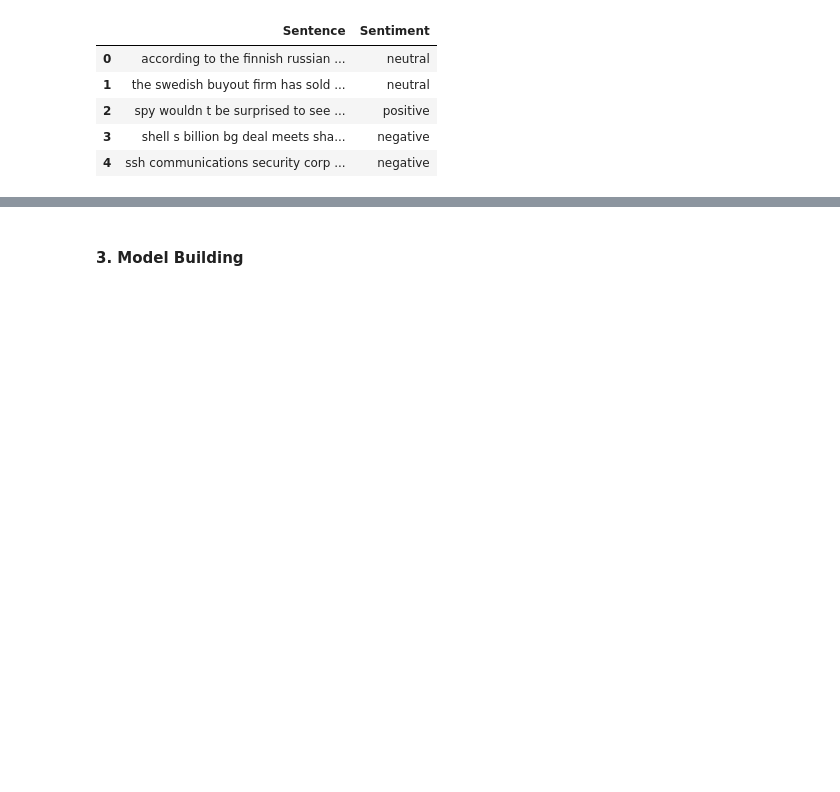
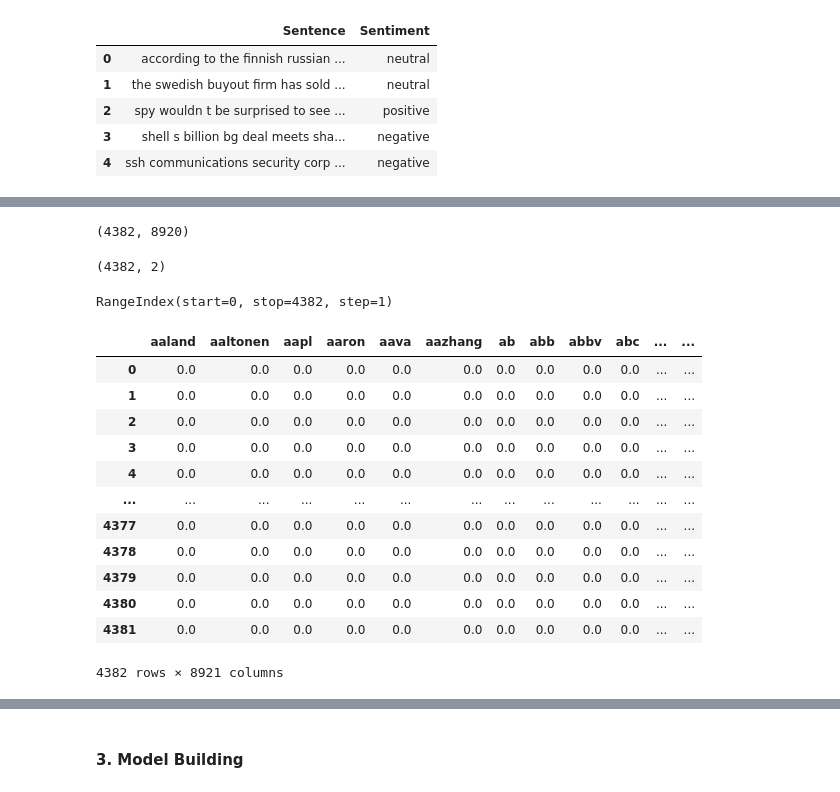
Before and after one commit to prabina-p/data-hacks-2022, a Jupyter notebook: 2-Feature_Engineering.ipynb, the cells around one changed output, grey strips where cells are left out. Drawn from its saved outputs; the diff is of its cells as text; code cells hidden in the pictures; blank space fills up the shorter version.

```diff
--- a/2-Feature_Engineering.ipynb
+++ b/2-Feature_Engineering.ipynb
@@ -41,0 +90,6 @@ data.head()
+# %%
+# for tfidf vectorizer
+tfidf=TfidfVectorizer()
+transformed_data=tfidf.fit_transform(data['Sentence'])
+data_dtm = pd.DataFrame(transformed_data.toarray(), columns=tfidf.get_feature_names())
+data_dtm.head()
@@ -41,0 +104,29 @@ data.head()
+# %%
+data_dtm.shape
+# %% [output]
+(4382, 8920)
+# %%
+data.shape
+# %% [output]
+(4382, 2)
+# %%
+data.index
+# %% [output]
+RangeIndex(start=0, stop=4382, step=1)
+# %%
+data_dtm['Sentiment'] = data['Sentiment']
+data_dtm
+# %% [output]
+|  | aaland | aaltonen | aapl | aaron | aava | aazhang | ab | abb | abbv | abc | ... | ... |
+| 0 | 0.0 | 0.0 | 0.0 | 0.0 | 0.0 | 0.0 | 0.0 | 0.0 | 0.0 | 0.0 | ... | ... |
+| 1 | 0.0 | 0.0 | 0.0 | 0.0 | 0.0 | 0.0 | 0.0 | 0.0 | 0.0 | 0.0 | ... | ... |
+| 2 | 0.0 | 0.0 | 0.0 | 0.0 | 0.0 | 0.0 | 0.0 | 0.0 | 0.0 | 0.0 | ... | ... |
+| 3 | 0.0 | 0.0 | 0.0 | 0.0 | 0.0 | 0.0 | 0.0 | 0.0 | 0.0 | 0.0 | ... | ... |
+| 4 | 0.0 | 0.0 | 0.0 | 0.0 | 0.0 | 0.0 | 0.0 | 0.0 | 0.0 | 0.0 | ... | ... |
+| ... | ... | ... | ... | ... | ... | ... | ... | ... | ... | ... | ... | ... |
+| 4377 | 0.0 | 0.0 | 0.0 | 0.0 | 0.0 | 0.0 | 0.0 | 0.0 | 0.0 | 0.0 | ... | ... |
+| 4378 | 0.0 | 0.0 | 0.0 | 0.0 | 0.0 | 0.0 | 0.0 | 0.0 | 0.0 | 0.0 | ... | ... |
+| 4379 | 0.0 | 0.0 | 0.0 | 0.0 | 0.0 | 0.0 | 0.0 | 0.0 | 0.0 | 0.0 | ... | ... |
+| 4380 | 0.0 | 0.0 | 0.0 | 0.0 | 0.0 | 0.0 | 0.0 | 0.0 | 0.0 | 0.0 | ... | ... |
+| 4381 | 0.0 | 0.0 | 0.0 | 0.0 | 0.0 | 0.0 | 0.0 | 0.0 | 0.0 | 0.0 | ... | ... |
+4382 rows × 8921 columns
```
Also changed, not shown: parts of 34 cells of this notebook, 1 other file.
